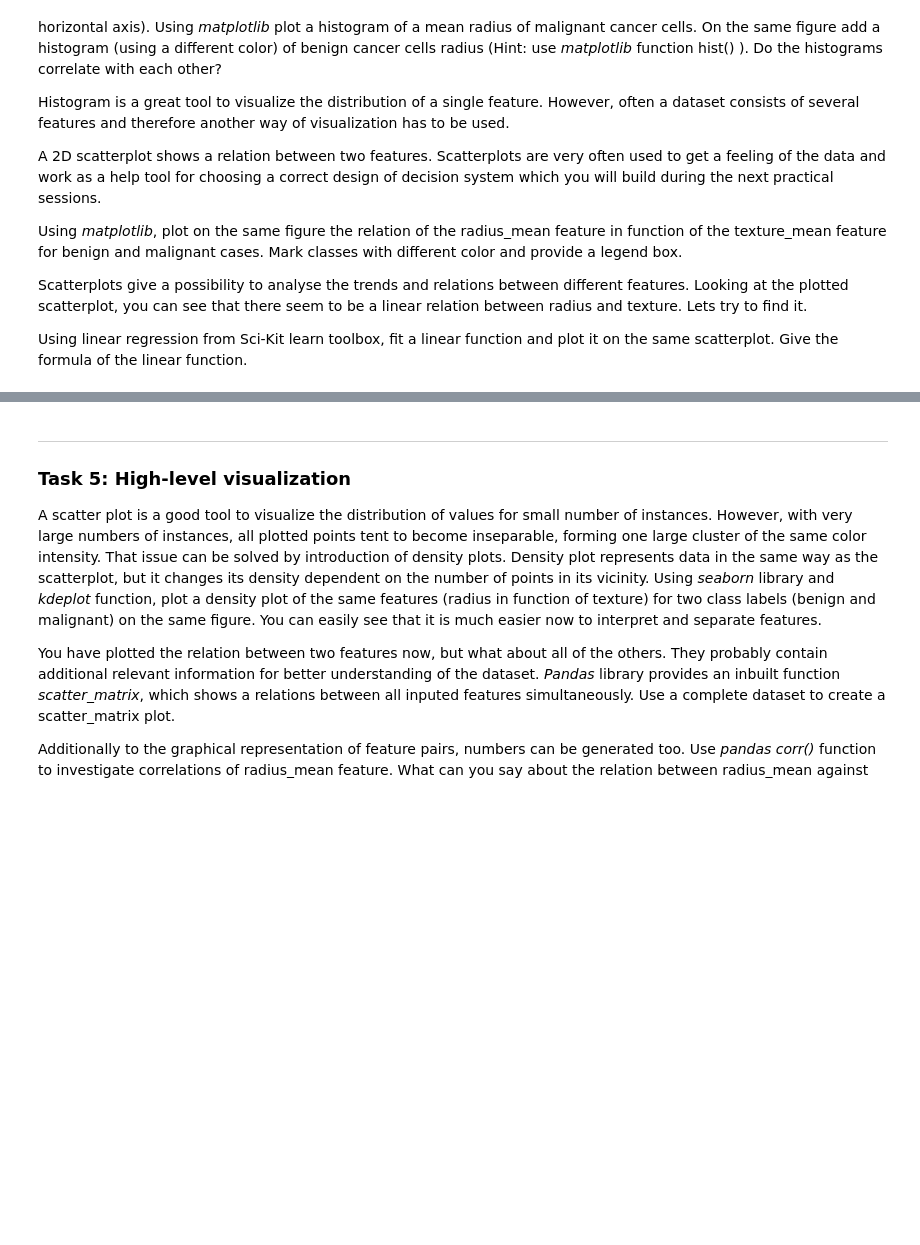
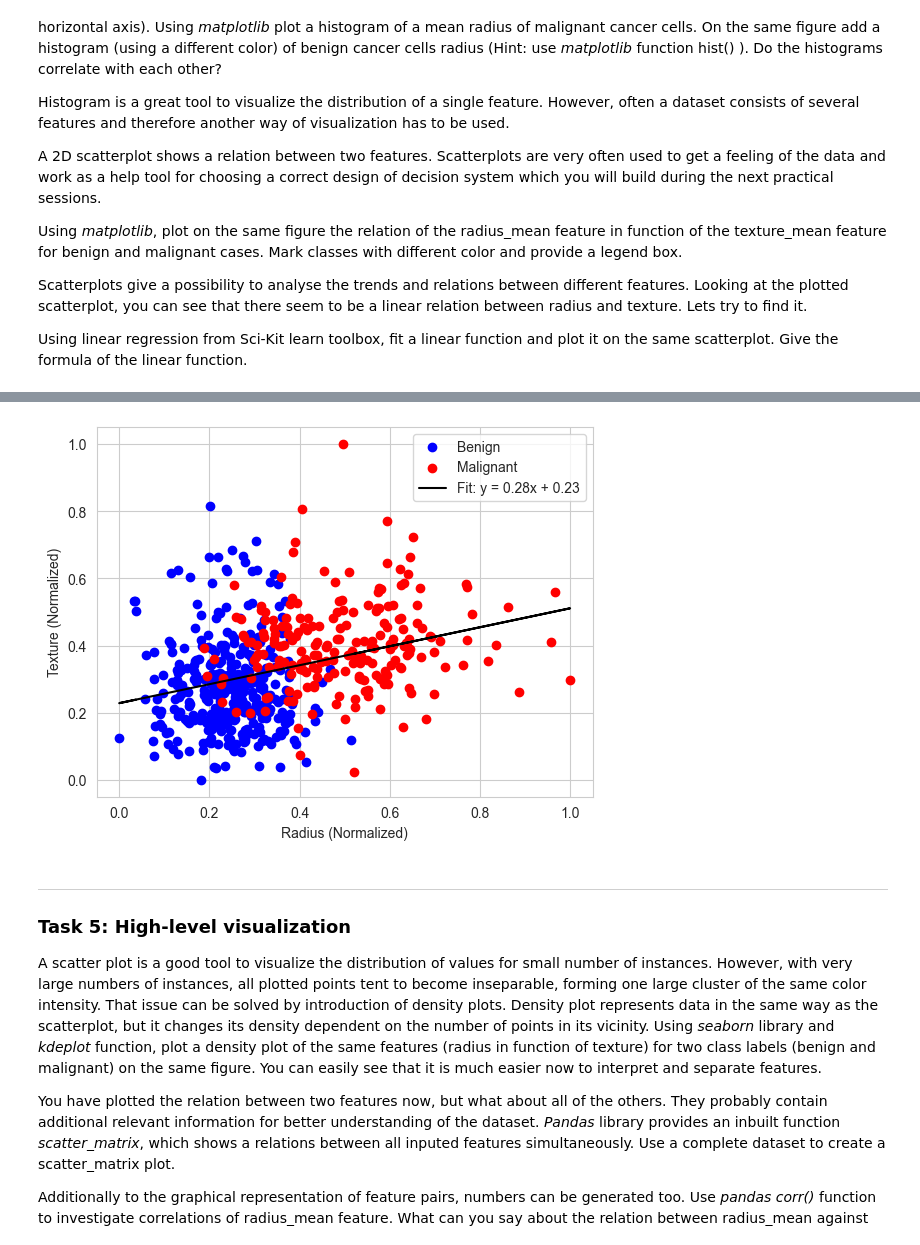
Before and after one commit to HosseinOutward/VUB-ACS-25_HIDSS, a Jupyter notebook: WPO1/WPO1-Student.ipynb, the cells around one changed output, grey strips where cells are left out. Cells and saved outputs as stored; diff of their text form; code cells hidden in the pictures; blank space fills up the shorter version.

```diff
--- a/WPO1/WPO1-Student.ipynb
+++ b/WPO1/WPO1-Student.ipynb
@@ -140,3 +300,22 @@ Using linear regression from Sci-Kit learn toolbox, fit a linear function and pl
+# %%
+# Linear regression
+from sklearn.linear_model import LinearRegression
+
+X = df_normalized['radius_mean_N'].values.reshape(-1, 1)
+y = df_normalized['texture_mean_N'].values.reshape(-1, 1)
+
+model = LinearRegression().fit(X, y)
+y_pred = model.predict(X)
+
+plt.scatter(df_benign['radius_mean_N'], df_benign['texture_mean_N'], c='blue', label='Benign')
+plt.scatter(df_malignant['radius_mean_N'], df_malignant['texture_mean_N'], c='red', label='Malignant')
+plt.plot(X, y_pred, color='black', label=f'Fit: y = {model.coef_[0][0]:.2f}x + {model.intercept_[0]:.2f}')
+plt.xlabel('Radius (Normalized)')
+plt.ylabel('Texture (Normalized)')
+plt.legend()
+plt.show()
+# %% [output]
+[figure, added]
 # %% [markdown]
 ***
 ### Task 5: High-level visualization
```
Also changed, not shown: parts of 33 cells of this notebook.
